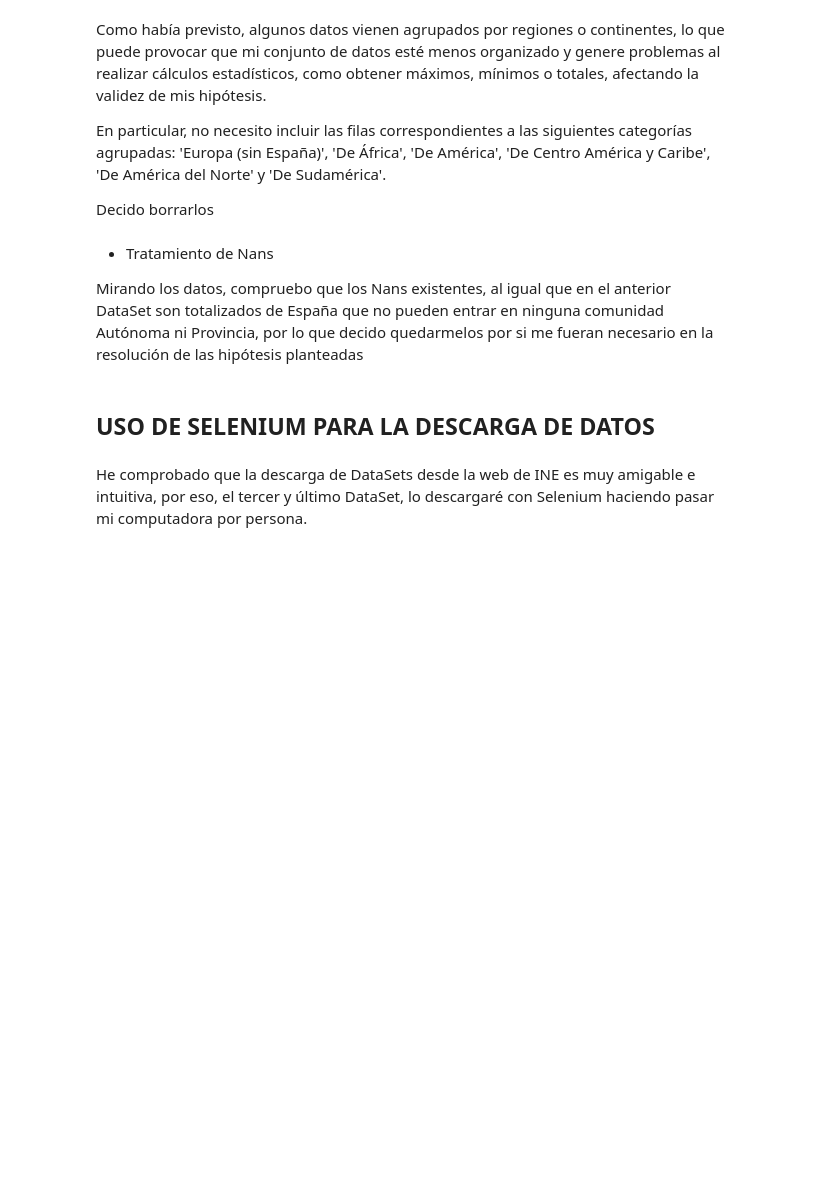
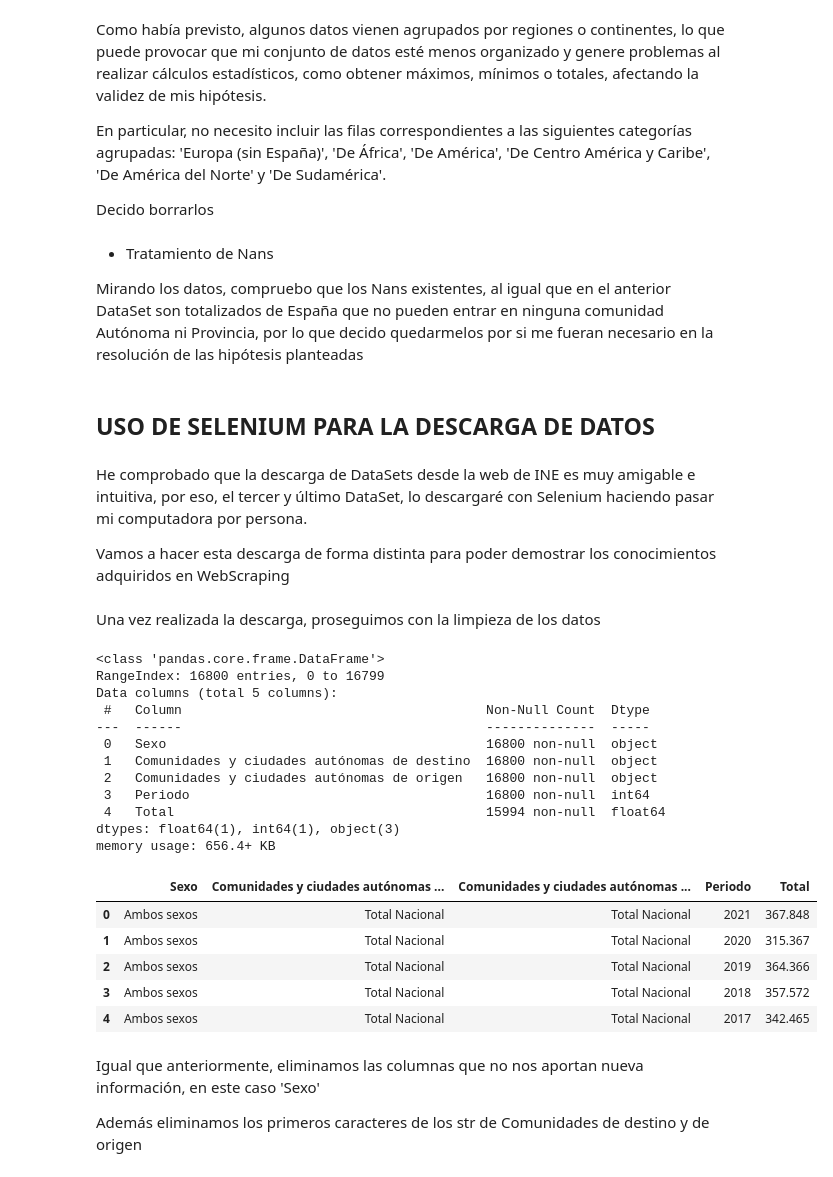
Before and after one commit to Merchecuesta/mi_porfolio, a Jupyter notebook: Es tu vecino, vecino/Es_tu_vecino_vecino.ipynb, the cells around one changed output. Cells and saved outputs as stored; diff of their text form; code cells hidden in the pictures; blank space fills up the shorter version.

```diff
--- a/Es tu vecino, vecino/Es_tu_vecino_vecino.ipynb
+++ b/Es tu vecino, vecino/Es_tu_vecino_vecino.ipynb
@@ -372,3 +372,5 @@ Mirando los datos, compruebo que los Nans existentes, al igual que en el anterio
 ## USO DE SELENIUM PARA LA DESCARGA DE DATOS
 # %% [markdown]
 He comprobado que la descarga de DataSets desde la web de INE es muy amigable e intuitiva, por eso, el tercer y último DataSet, lo descargaré con Selenium haciendo pasar mi computadora por persona.
+
+Vamos a hacer esta descarga de forma distinta para poder demostrar los conocimientos adquiridos en WebScraping
@@ -374,0 +408,2 @@ He comprobado que la descarga de DataSets desde la web de INE es muy amigable e
+# %% [markdown]
+Una vez realizada la descarga, proseguimos con la limpieza de los datos
@@ -374,0 +412,26 @@ He comprobado que la descarga de DataSets desde la web de INE es muy amigable e
+# %%
+df_mgr.info()
+df_mgr.head()
+# %% [output]
+<class 'pandas.core.frame.DataFrame'>
+RangeIndex: 16800 entries, 0 to 16799
+Data columns (total 5 columns):
+ #   Column                                       Non-Null Count  Dtype
+---  ------                                       --------------  -----
+ 0   Sexo                                         16800 non-null  object
+ 1   Comunidades y ciudades autónomas de destino  16800 non-null  object
+ 2   Comunidades y ciudades autónomas de origen   16800 non-null  object
+ 3   Periodo                                      16800 non-null  int64
+ 4   Total                                        15994 non-null  float64
+dtypes: float64(1), int64(1), object(3)
+memory usage: 656.4+ KB
+|  | Sexo | Comunidades y ciudades autónomas ... | Comunidades y ciudades autónomas ... | Periodo | Total |
+| 0 | Ambos sexos | Total Nacional | Total Nacional | 2021 | 367.848 |
+| 1 | Ambos sexos | Total Nacional | Total Nacional | 2020 | 315.367 |
+| 2 | Ambos sexos | Total Nacional | Total Nacional | 2019 | 364.366 |
+| 3 | Ambos sexos | Total Nacional | Total Nacional | 2018 | 357.572 |
+| 4 | Ambos sexos | Total Nacional | Total Nacional | 2017 | 342.465 |
+# %% [markdown]
+Igual que anteriormente, eliminamos las columnas que no nos aportan nueva información, en este caso 'Sexo'
+
+Además eliminamos los primeros caracteres de los str de Comunidades de destino y de origen
```
Also changed, not shown: parts of 17 cells of this notebook, 1 other file.
